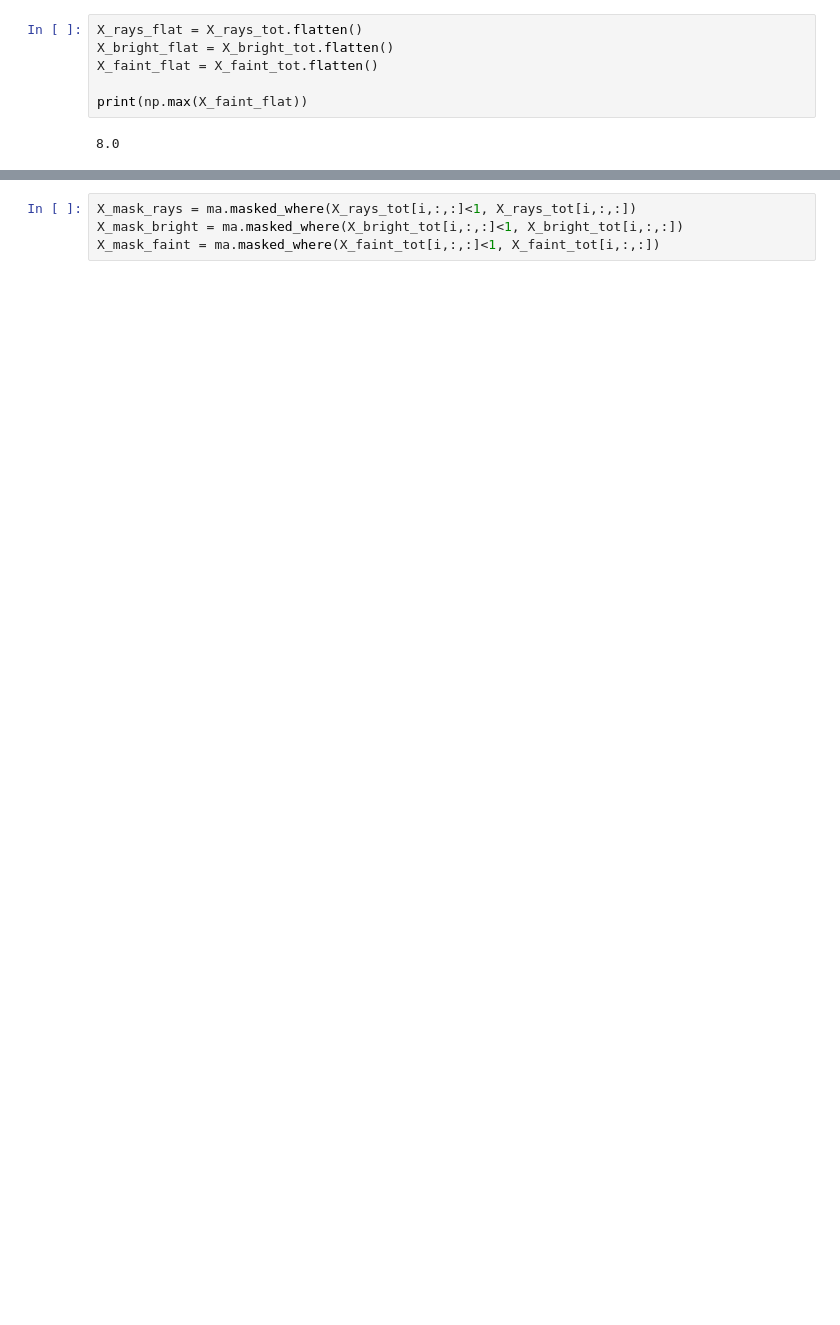
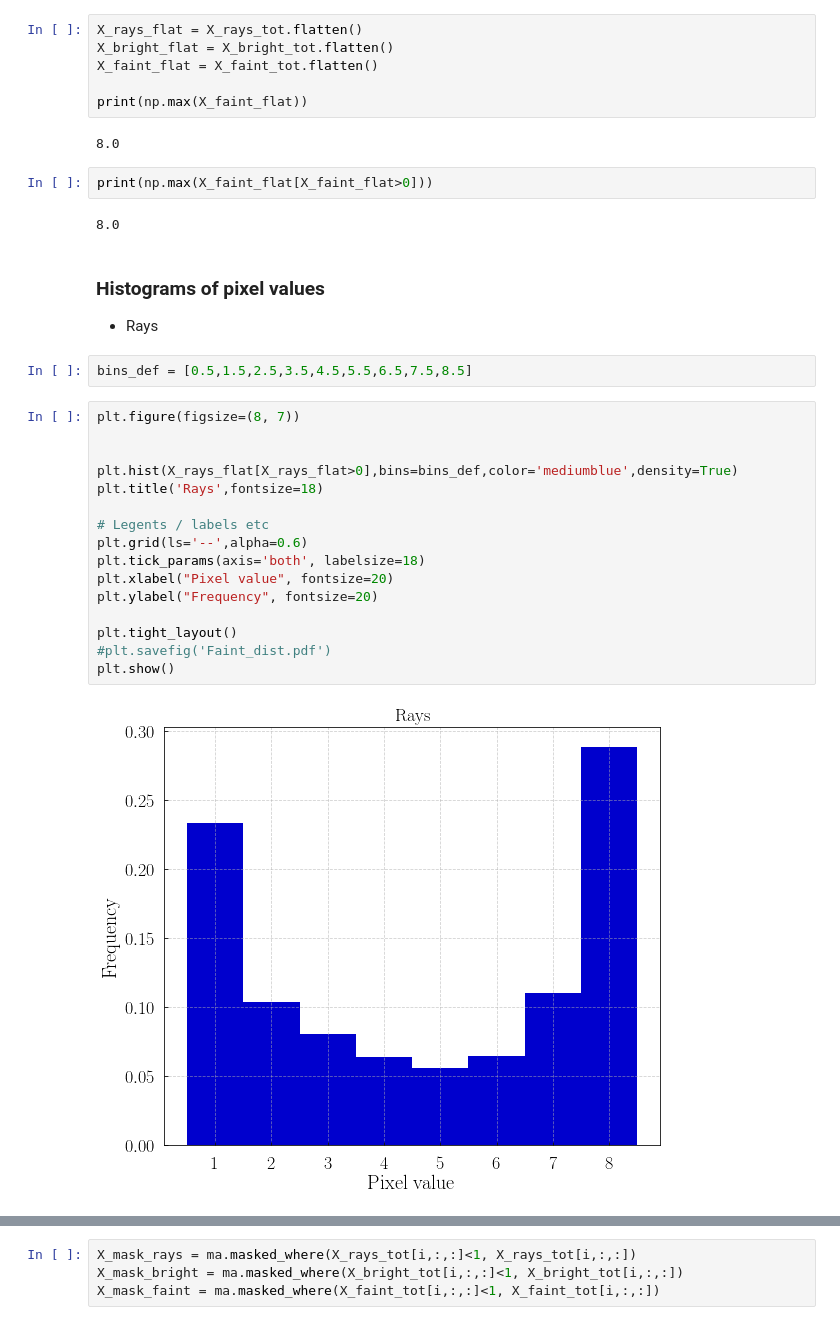
Before and after one commit to dtanoglidis/DeepGhostBusters, a Jupyter notebook: Annotators_Comparison.ipynb, the cells around one changed output, grey strips where cells are left out. Cells and saved outputs as stored; diff of their text form; blank space fills up the shorter version.

```diff
--- a/Annotators_Comparison.ipynb
+++ b/Annotators_Comparison.ipynb
@@ -165,3 +174,31 @@ X_faint_flat = X_faint_tot.flatten()
 print(np.max(X_faint_flat))
 # %% [output]
 8.0
+# %%
+print(np.max(X_faint_flat[X_faint_flat>0]))
+# %% [output]
+8.0
+# %% [markdown]
+### Histograms of pixel values
+
+- Rays
+# %%
+bins_def = [0.5,1.5,2.5,3.5,4.5,5.5,6.5,7.5,8.5]
+# %%
+plt.figure(figsize=(8, 7))
+
+
+plt.hist(X_rays_flat[X_rays_flat>0],bins=bins_def,color='mediumblue',density=True)
+plt.title('Rays',fontsize=18)
+
+# Legents / labels etc
+plt.grid(ls='--',alpha=0.6)
+plt.tick_params(axis='both', labelsize=18)
+plt.xlabel("Pixel value", fontsize=20)
+plt.ylabel("Frequency", fontsize=20)
+
+plt.tight_layout()
+#plt.savefig('Faint_dist.pdf')
+plt.show()
+# %% [output]
+[figure, added]
```
Also changed, not shown: parts of 19 cells of this notebook.
